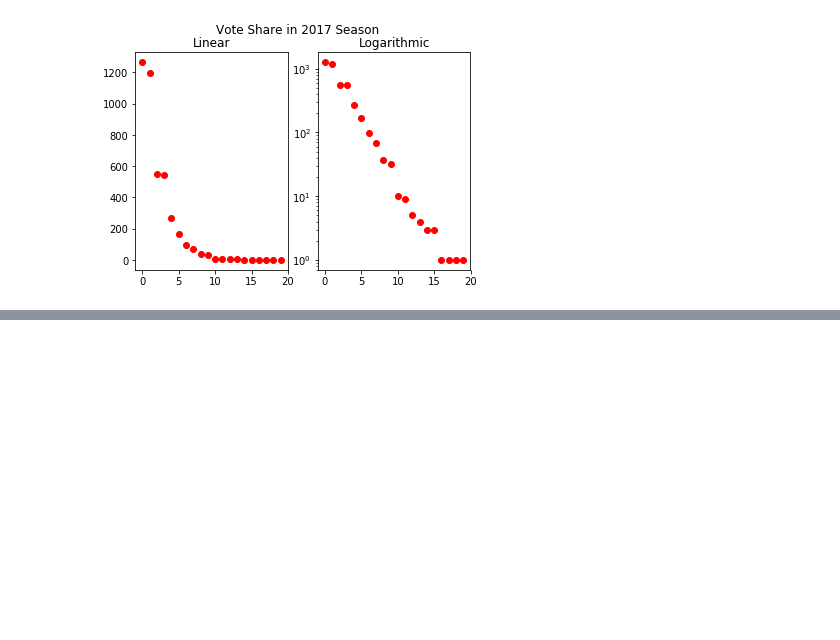
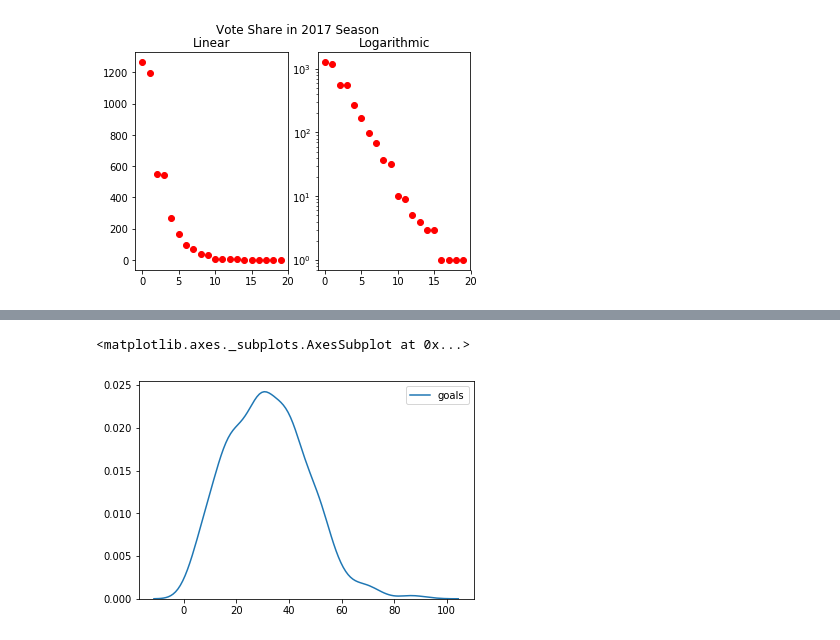
Before and after one commit to dbz10/NHL-Player-Awards, a Jupyter notebook: NHL MVP prediction.ipynb, the cells around one changed output, grey strips where cells are left out. Drawn from its saved outputs; the diff is of its cells as text; code cells hidden in the pictures; blank space fills up the shorter version.

```diff
--- a/NHL MVP prediction.ipynb
+++ b/NHL MVP prediction.ipynb
@@ -69,0 +88,5 @@ full_data.info
+# %%
+sns.kdeplot(fd[fd['goals']>0]['goals'])
+# %% [output]
+<matplotlib.axes._subplots.AxesSubplot at 0x...>
+[figure, added]
```
Also changed, not shown: parts of 5 cells of this notebook, 1 other file.
